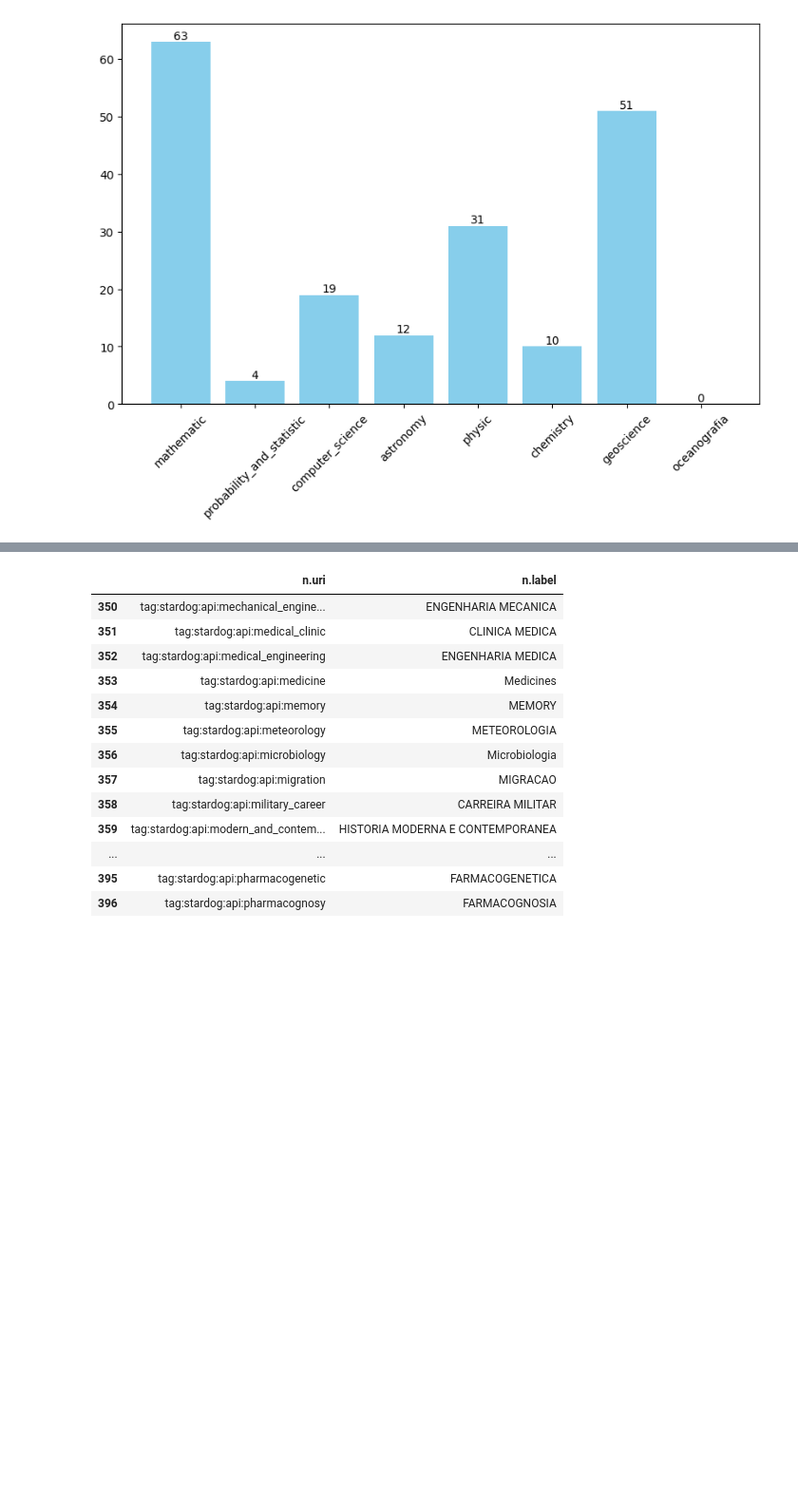
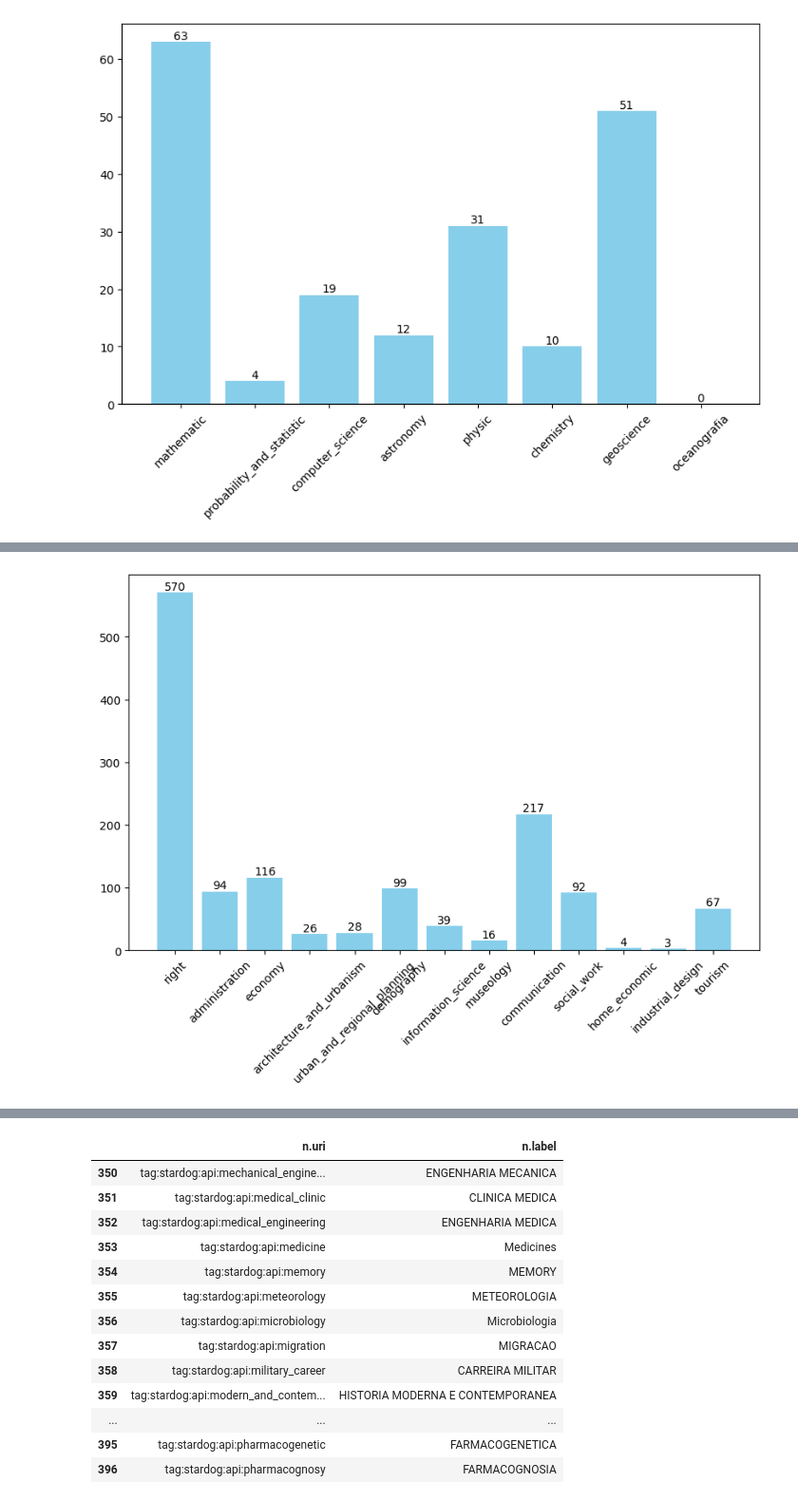
Before and after one commit to fabiocorreacordeiro/Indigenous-Slavery-KG, a Jupyter notebook: EDA.ipynb, the cells around one changed output, grey strips where cells are left out. Shown at 95% size. Saved outputs shown, nothing was run; the diff lists cells and outputs as text; code cells hidden in the pictures; blank space fills up the shorter version.

```diff
--- a/EDA.ipynb
+++ b/EDA.ipynb
@@ -428,0 +477,22 @@ cnpq_plot(CNPQ_nivel_1)
+# %%
+# Ciências Sociais Aplicadas
+
+CNPQ_nivel_1  = [
+    'tag:stardog:api:right',
+    'tag:stardog:api:administration',
+    'tag:stardog:api:economy',
+    'tag:stardog:api:architecture_and_urbanism',
+    'tag:stardog:api:urban_and_regional_planning',
+    'tag:stardog:api:demography',
+    'tag:stardog:api:information_science',
+    'tag:stardog:api:museology',
+    'tag:stardog:api:communication',
+    'tag:stardog:api:social_work',
+    'tag:stardog:api:home_economic',
+    'tag:stardog:api:industrial_design',
+    'tag:stardog:api:tourism',
+    ]
+
+cnpq_plot(CNPQ_nivel_1)
+# %% [output]
+[figure, added]
```
Also changed, not shown: parts of 7 cells of this notebook, 1 other file.
